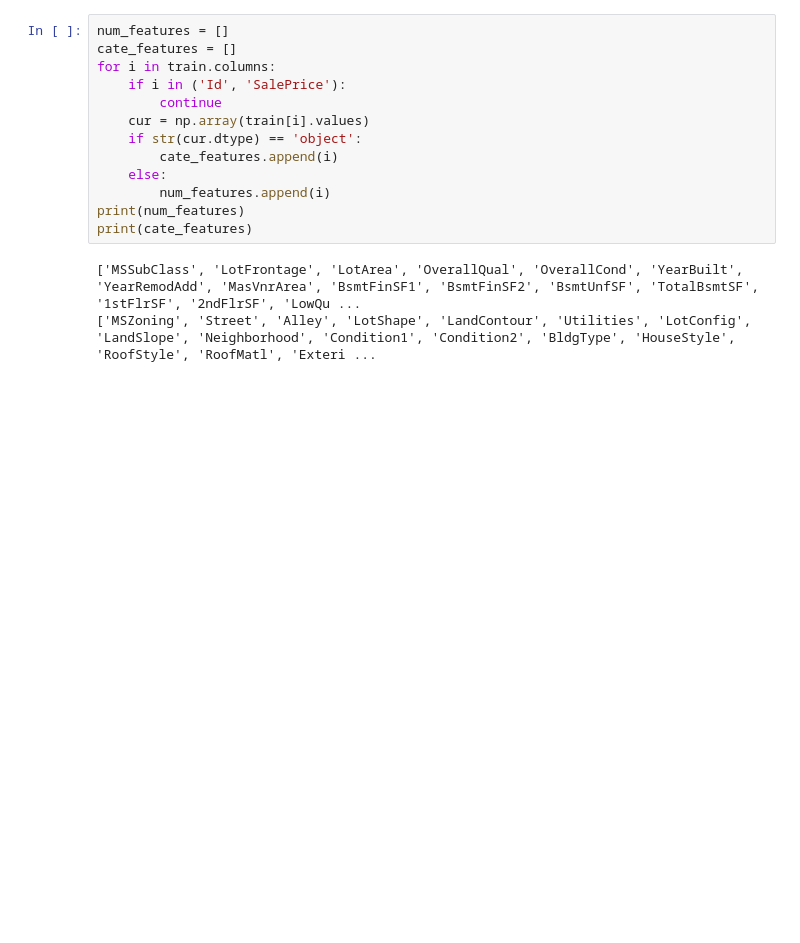
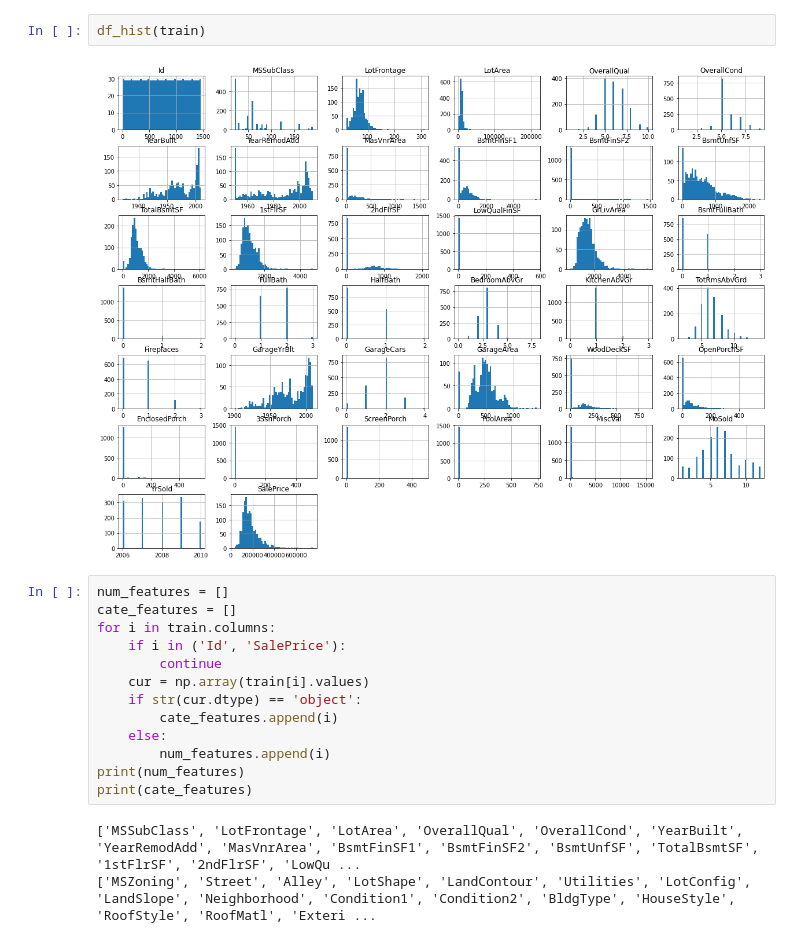
Before and after one commit to kun368/kaggle-code-v2, a Jupyter notebook: contests/house-prices/main.ipynb, the cells around one changed output. Saved outputs shown, nothing was run; the diff lists cells and outputs as text; blank space fills up the shorter version.

```diff
--- a/contests/house-prices/main.ipynb
+++ b/contests/house-prices/main.ipynb
@@ -25,3 +38,7 @@ train.head(5)
+# %%
+df_hist(train)
+# %% [output]
+[figure, added]
 # %%
 num_features = []
 cate_features = []
```
Also changed, not shown: parts of 5 cells of this notebook, 4 other files.
